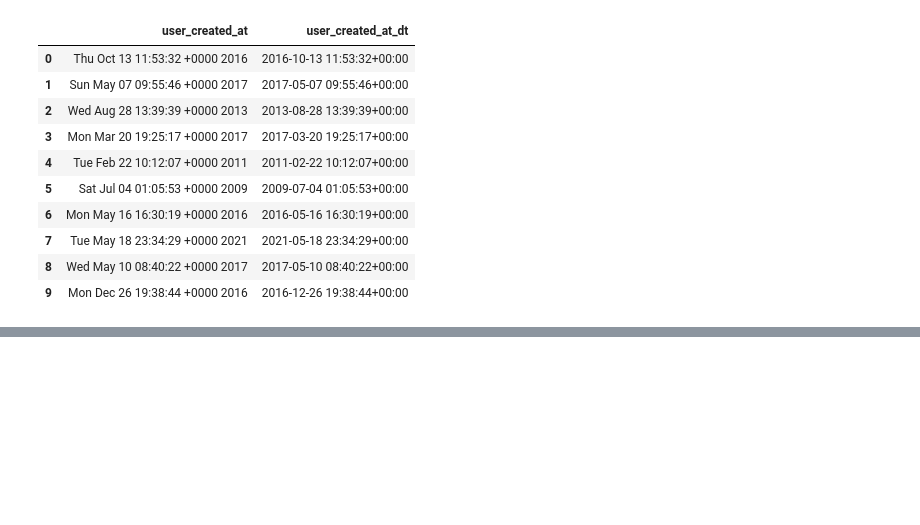
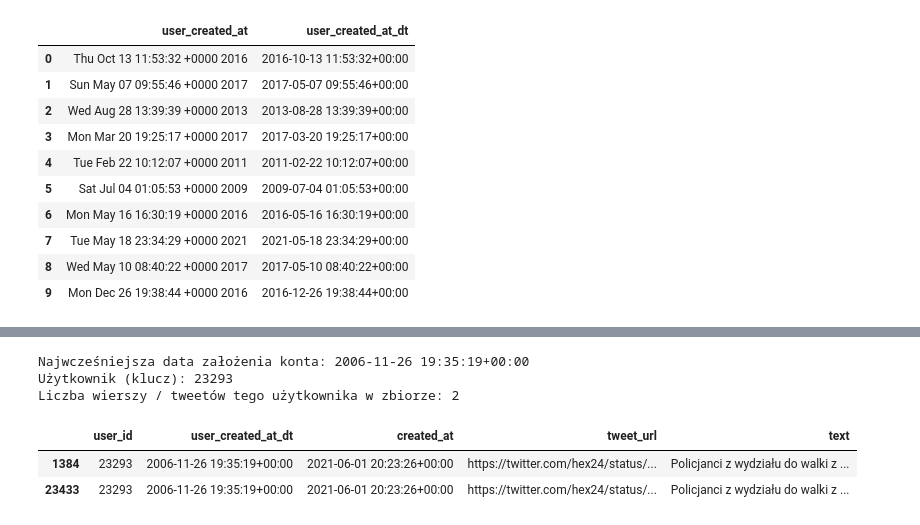
Before and after one commit to ludmilaqlawik/Projekt-zaliczeniowy-WSB, a Jupyter notebook: Projekt_zaliczeniowy_WSB.ipynb, the cells around one changed output, grey strips where cells are left out. Cells and saved outputs as stored; diff of their text form; code cells hidden in the pictures; blank space fills up the shorter version.

```diff
--- a/Projekt_zaliczeniowy_WSB.ipynb
+++ b/Projekt_zaliczeniowy_WSB.ipynb
@@ -799,0 +836,32 @@ Liczba wierszy jest taka sama, więc podmienię kolumny.
+# %%
+# Szukam użytkownika (wybiorę go z kolumny used_id) z najwcześniejszą datą założenia konta
+
+from IPython.display import display
+
+tmp = df.dropna(subset=["user_created_at_dt"])  # Biorę tylko wiersze, gdzie data istnieje
+
+if tmp.empty:
+    print("Brak dat w user_created_at_dt -> nie da się wykonać punktu 4.")
+elif key_col is None:
+    print("Nie mam kolumny identyfikującej użytkownika (np. user_id) -> nie da się wskazać użytkownika.")
+else:
+    earliest_date = tmp["user_created_at_dt"].min()  # Najwcześniejsza data konta
+    print("Najwcześniejsza data założenia konta:", earliest_date)
+
+    # Biorę pierwszego użytkownika, który ma tę datę (jeśli będzie więcej takich użytkowników, to wybiorę jednego)
+    earliest_user = tmp.loc[tmp["user_created_at_dt"] == earliest_date, key_col].iloc[0]
+    print("Użytkownik (klucz):", earliest_user)
+
+    # Pokazuję kilka wierszy tego użytkownika jako do0wód
+    user_rows = df[df[key_col] == earliest_user]
+    print("Liczba wierszy / tweetów tego użytkownika w zbiorze:", len(user_rows))
+
+    cols_to_show = [c for c in [key_col, "user_created_at_dt", "created_at", "tweet_url", "text"] if c in df.columns]
+    display(user_rows[cols_to_show].head(20))
+# %% [output]
+Najwcześniejsza data założenia konta: 2006-11-26 19:35:19+00:00
+Użytkownik (klucz): 23293
+Liczba wierszy / tweetów tego użytkownika w zbiorze: 2
+|  | user_id | user_created_at_dt | created_at | tweet_url | text |
+| 1384 | 23293 | 2006-11-26 19:35:19+00:00 | 2021-06-01 20:23:26+00:00 | https://twitter.com/hex24/status/... | Policjanci z wydziału do walki z ... |
+| 23433 | 23293 | 2006-11-26 19:35:19+00:00 | 2021-06-01 20:23:26+00:00 | https://twitter.com/hex24/status/... | Policjanci z wydziału do walki z ... |
```
Also changed, not shown: parts of 13 cells of this notebook.
